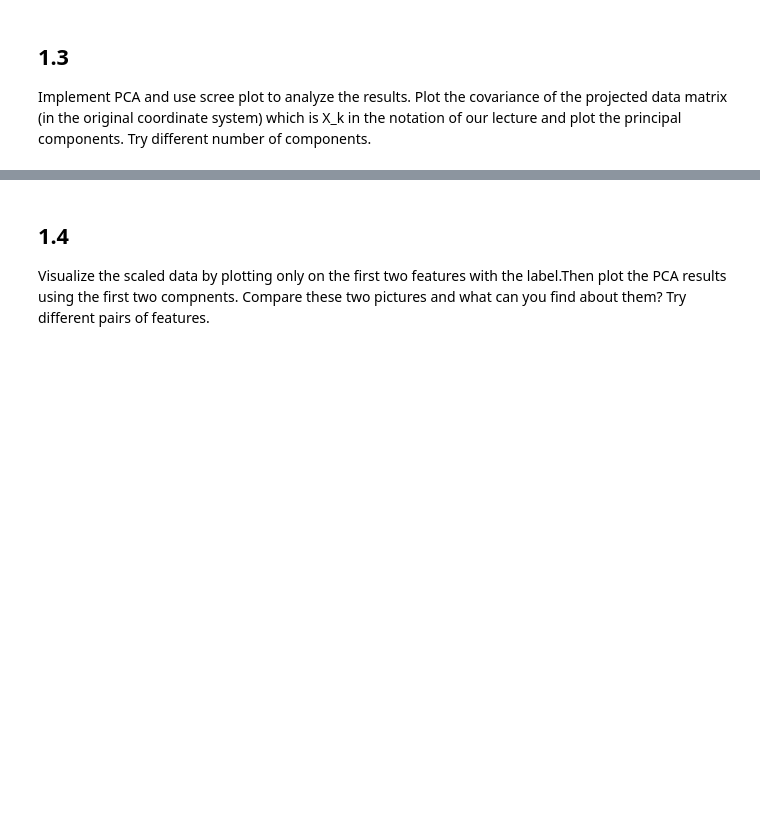
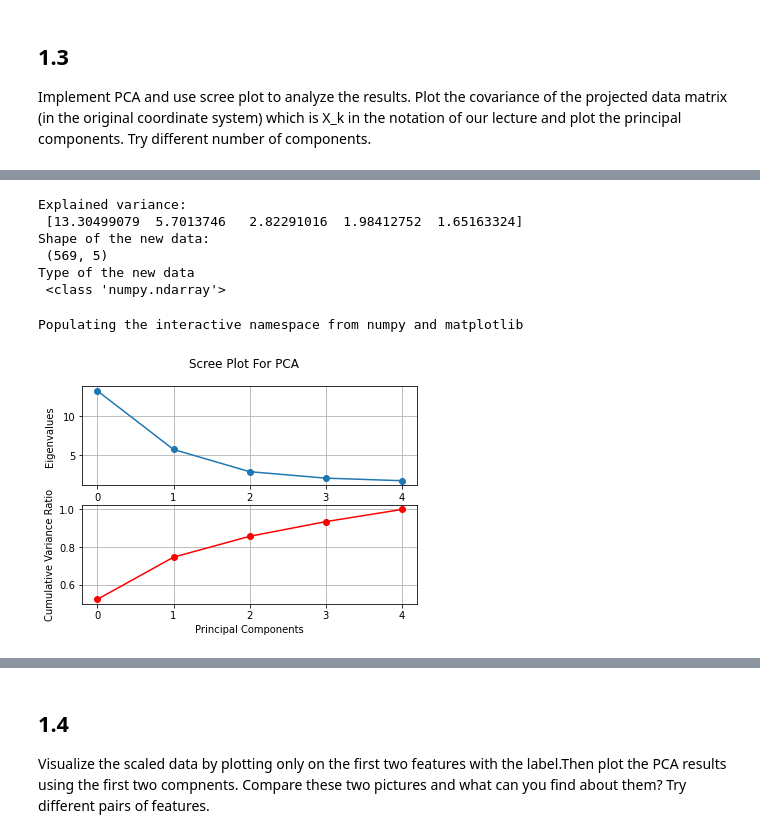
Before and after one commit to g7an/Intro-to-Data-Science, a Jupyter notebook: pca.ipynb, the cells around one changed output, grey strips where cells are left out. Drawn from its saved outputs; the diff is of its cells as text; code cells hidden in the pictures; blank space fills up the shorter version.

```diff
--- a/pca.ipynb
+++ b/pca.ipynb
@@ -139,0 +117,39 @@ Implement PCA and use scree plot to analyze the results. Plot the covariance of
+# %%
+# implement PCA
+from sklearn.decomposition import PCA
+number_components = 5
+pca = PCA(n_components=number_components)
+cancer_pca = pca.fit_transform(scaled_cancer)
+
+eigenvalues = pca.explained_variance_
+print("Explained variance: \n", eigenvalues)
+print("Shape of the new data: \n", cancer_pca.shape)
+print("Type of the new data \n", type(cancer_pca))
+# %% [output]
+Explained variance:
+ [13.30499079  5.7013746   2.82291016  1.98412752  1.65163324]
+Shape of the new data:
+ (569, 5)
+Type of the new data
+ <class 'numpy.ndarray'>
+# %%
+%pylab inline
+#  Scree plot
+fig, (ax1, ax2) = plt.subplots(2, 1)
+fig.align_ylabels()
+fig.suptitle('Scree Plot For PCA')
+ax1.xaxis.set_major_locator(MaxNLocator(integer = True))
+ax2.xaxis.set_major_locator(MaxNLocator(integer = True))
+# explained variance
+ax1.plot(eigenvalues,'o-')
+ax1.set_ylabel('Eigenvalues')
+ax1.grid()
+cumulative_sum = np.cumsum(eigenvalues)
+# cumulative Variance Ratio
+ax2.plot(cumulative_sum/cumulative_sum[-1],'o-r')
+ax2.set_xlabel('Principal Components')
+ax2.set_ylabel('Cumulative Variance Ratio');
+ax2.grid()
+# %% [output]
+Populating the interactive namespace from numpy and matplotlib
+[figure, added]
```
Also changed, not shown: parts of 10 cells of this notebook.
